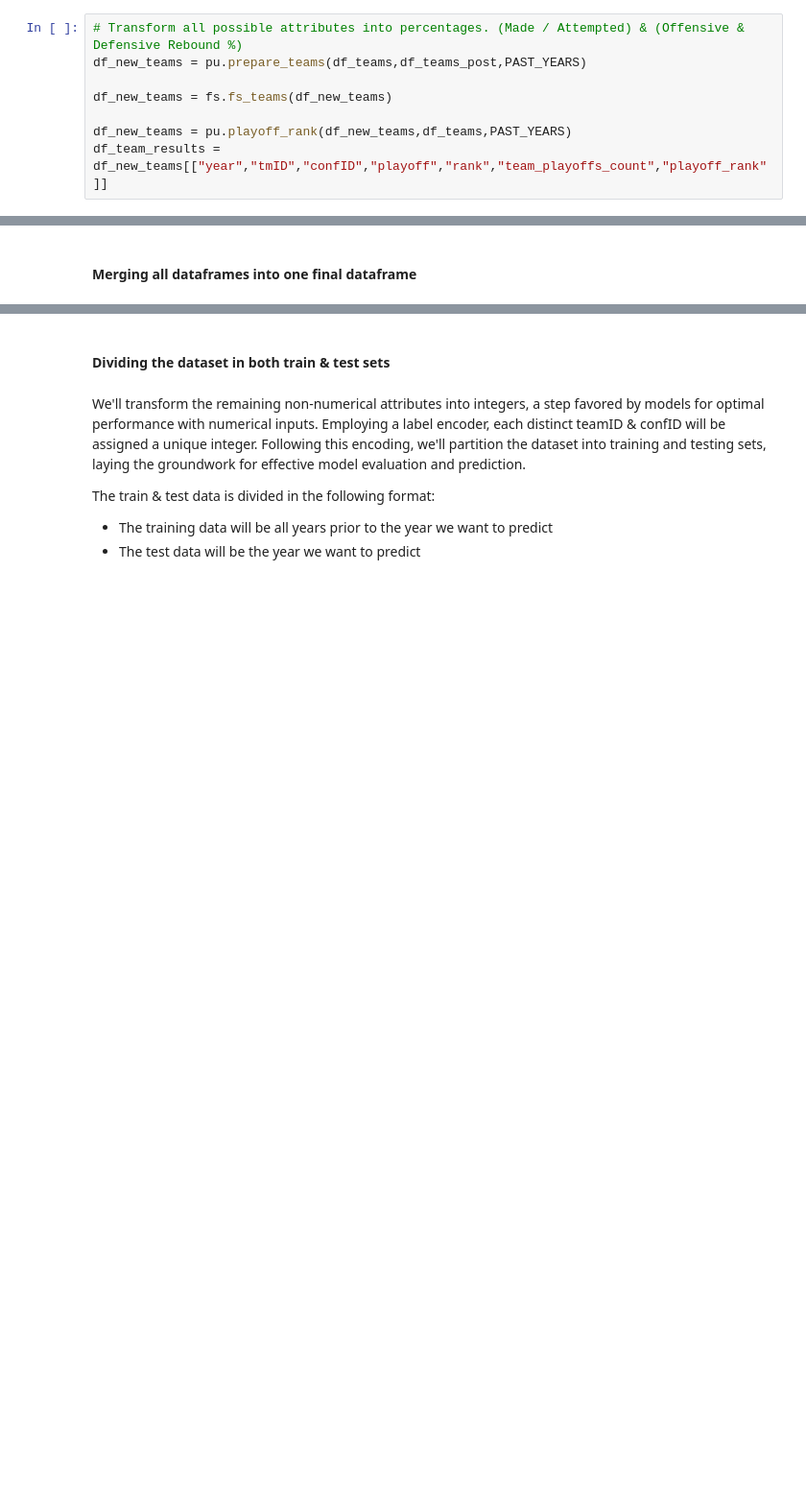
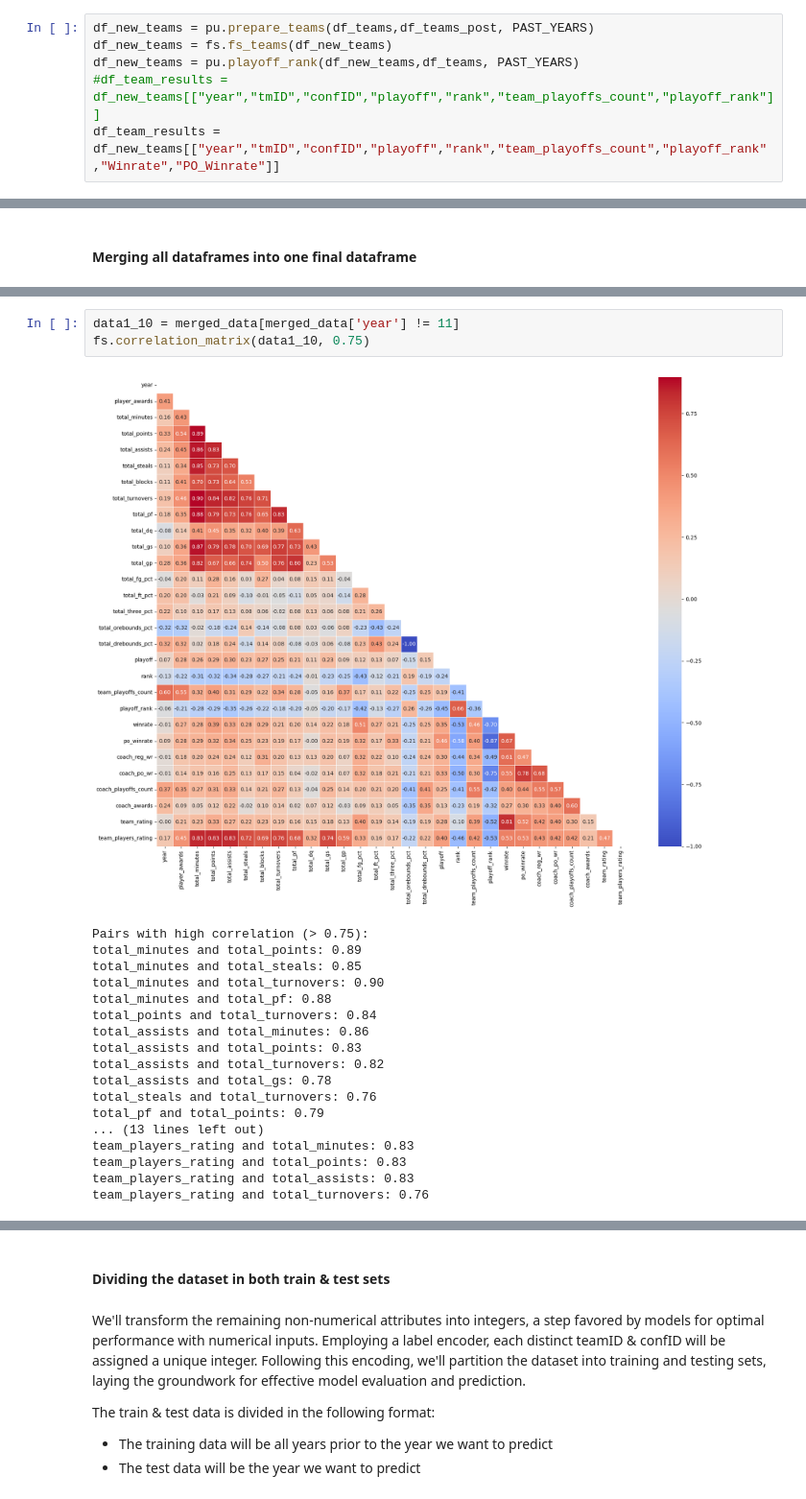
Before and after one commit to oliveira002/FEUP-AC, a Jupyter notebook: teste.ipynb, the cells around one changed output, grey strips where cells are left out. Shown at 96% size. Saved outputs shown, nothing was run; the diff lists cells and outputs as text; blank space fills up the shorter version.

```diff
--- a/teste.ipynb
+++ b/teste.ipynb
@@ -62,10 +65,8 @@ db_cur = db.cursor()
 # %%
-# Transform all possible attributes into percentages. (Made / Attempted) & (Offensive & Defensive Rebound %)
-df_new_teams = pu.prepare_teams(df_teams,df_teams_post,PAST_YEARS)
-
+df_new_teams = pu.prepare_teams(df_teams,df_teams_post, PAST_YEARS)
 df_new_teams = fs.fs_teams(df_new_teams)
-
-df_new_teams = pu.playoff_rank(df_new_teams,df_teams,PAST_YEARS)
-df_team_results = df_new_teams[["year","tmID","confID","playoff","rank","team_playoffs_count","playoff_rank"]]
+df_new_teams = pu.playoff_rank(df_new_teams,df_teams, PAST_YEARS)
+#df_team_results = df_new_teams[["year","tmID","confID","playoff","rank","team_playoffs_count","playoff_rank"]]
+df_team_results = df_new_teams[["year","tmID","confID","playoff","rank","team_playoffs_count","playoff_rank","Winrate","PO_Winrate"]]
 # %% [output]
 Dropping divID in Teams...
@@ -163,0 +157,22 @@ merged_data = pd.merge(merged_data, previous_team_player_ratings, on=['tmid', 'y
+# %%
+data1_10 = merged_data[merged_data['year'] != 11]
+fs.correlation_matrix(data1_10, 0.75)
+# %% [output]
+[figure, added]
+Pairs with high correlation (> 0.75):
+total_minutes and total_points: 0.89
+total_minutes and total_steals: 0.85
+total_minutes and total_turnovers: 0.90
+total_minutes and total_pf: 0.88
+total_points and total_turnovers: 0.84
+total_assists and total_minutes: 0.86
+total_assists and total_points: 0.83
+total_assists and total_turnovers: 0.82
+total_assists and total_gs: 0.78
+total_steals and total_turnovers: 0.76
+total_pf and total_points: 0.79
+... (13 lines left out)
+team_players_rating and total_minutes: 0.83
+team_players_rating and total_points: 0.83
+team_players_rating and total_assists: 0.83
+team_players_rating and total_turnovers: 0.76
```
Also changed, not shown: parts of 28 cells of this notebook, 2 other files.
